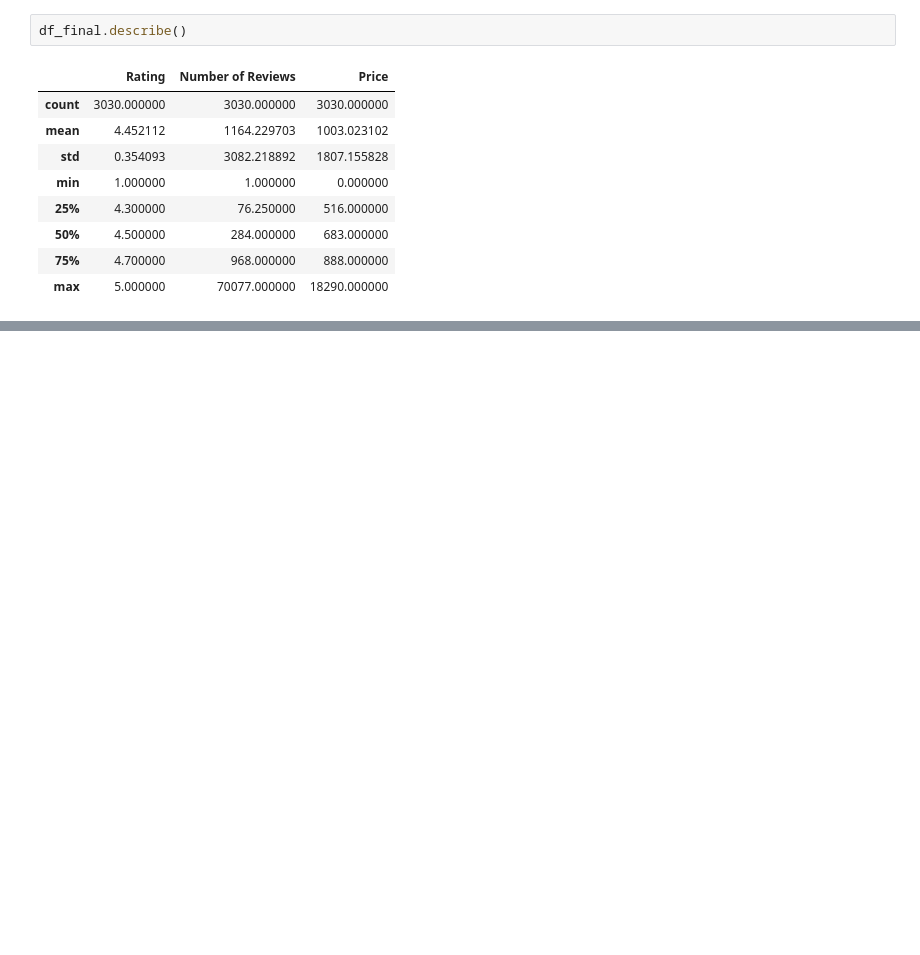
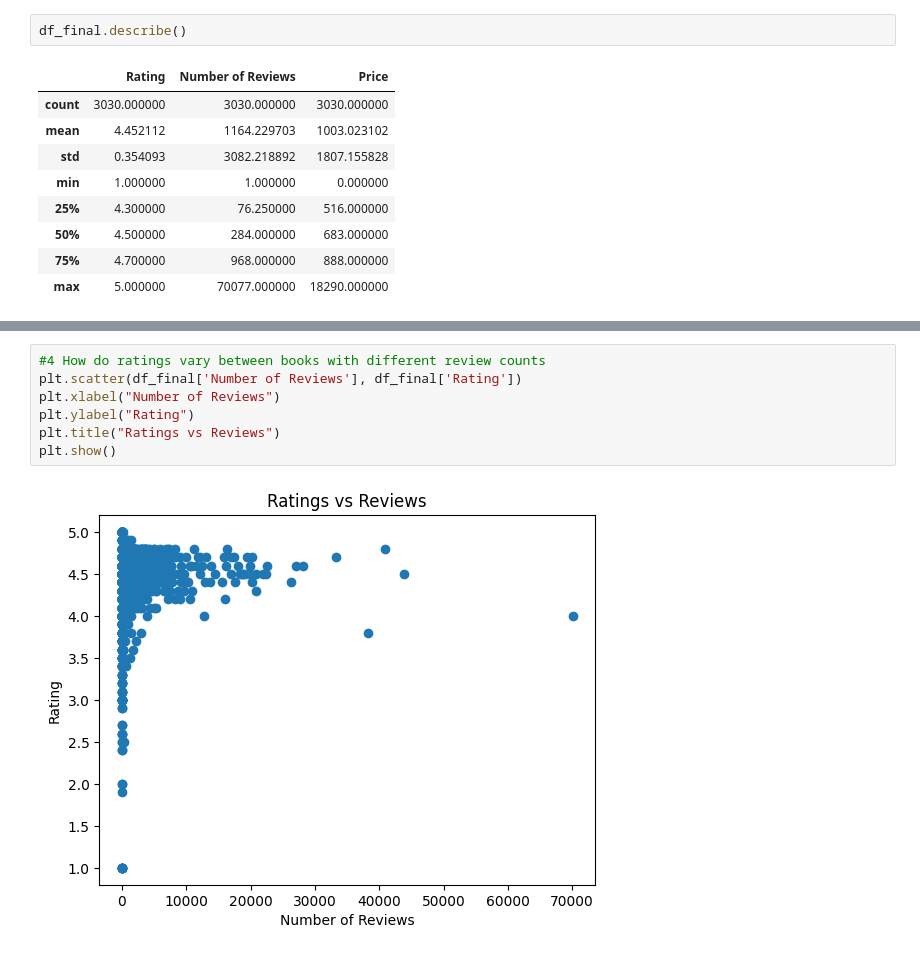
Before and after one commit to surya1626/audible-insights-book-recommendation, a Jupyter notebook: notebooks/index.ipynb, the cells around one changed output, grey strips where cells are left out. Drawn from its saved outputs; the diff is of its cells as text; blank space fills up the shorter version.

```diff
--- a/notebooks/index.ipynb
+++ b/notebooks/index.ipynb
@@ -237,0 +338,9 @@ df_final.describe()
+# %%
+#4 How do ratings vary between books with different review counts
+plt.scatter(df_final['Number of Reviews'], df_final['Rating'])
+plt.xlabel("Number of Reviews")
+plt.ylabel("Rating")
+plt.title("Ratings vs Reviews")
+plt.show()
+# %% [output]
+[figure, added]
```
Also changed, not shown: parts of 20 cells of this notebook, 7 other files.
